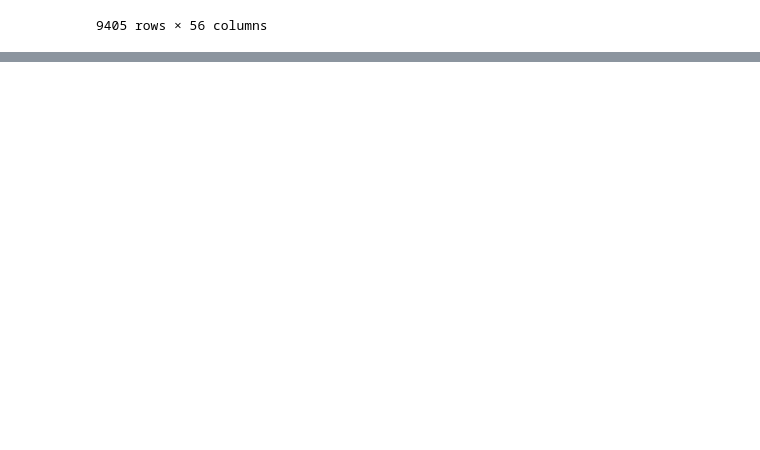
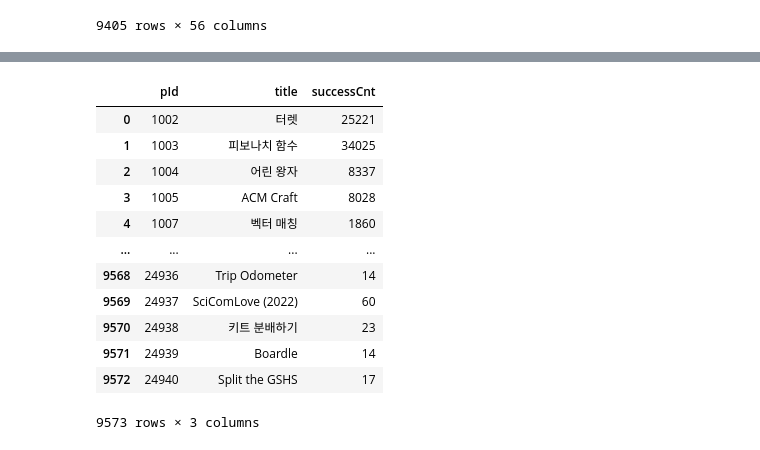
Before and after one commit to PSRecommender/Recommenders, a Jupyter notebook: recommend/btype.ipynb, the cells around one changed output, grey strips where cells are left out. Saved outputs shown, nothing was run; the diff lists cells and outputs as text; code cells hidden in the pictures; blank space fills up the shorter version.

```diff
--- a/recommend/btype.ipynb
+++ b/recommend/btype.ipynb
@@ -337,2 +352,20 @@ recommendByTag
 # %%
 import random
+# %%
+problems = pd.read_json('problemData.json')
+problems = problems[['pId', 'title', 'successCnt']]
+problems
+# %% [output]
+|  | pId | title | successCnt |
+| 0 | 1002 | 터렛 | 25221 |
+| 1 | 1003 | 피보나치 함수 | 34025 |
+| 2 | 1004 | 어린 왕자 | 8337 |
+| 3 | 1005 | ACM Craft | 8028 |
+| 4 | 1007 | 벡터 매칭 | 1860 |
+| ... | ... | ... | ... |
+| 9568 | 24936 | Trip Odometer | 14 |
+| 9569 | 24937 | SciComLove (2022) | 60 |
+| 9570 | 24938 | 키트 분배하기 | 23 |
+| 9571 | 24939 | Boardle | 14 |
+| 9572 | 24940 | Split the GSHS | 17 |
+9573 rows × 3 columns
```
Also changed, not shown: parts of 17 cells of this notebook, 5 other files.
